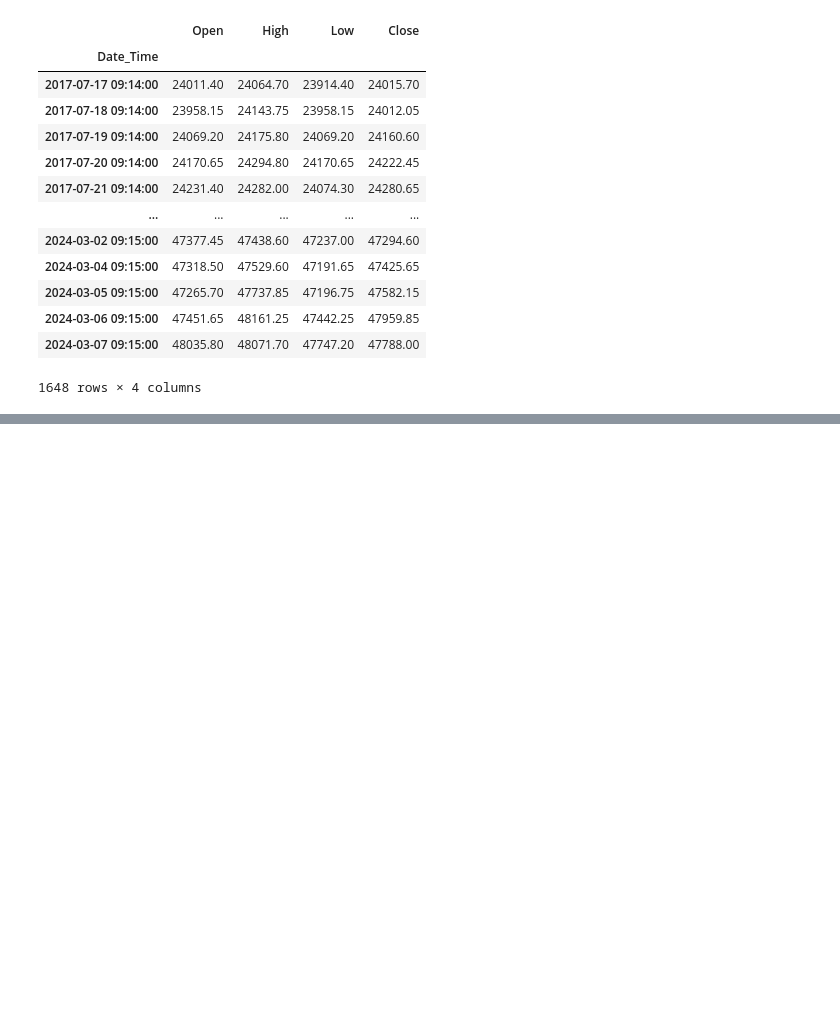
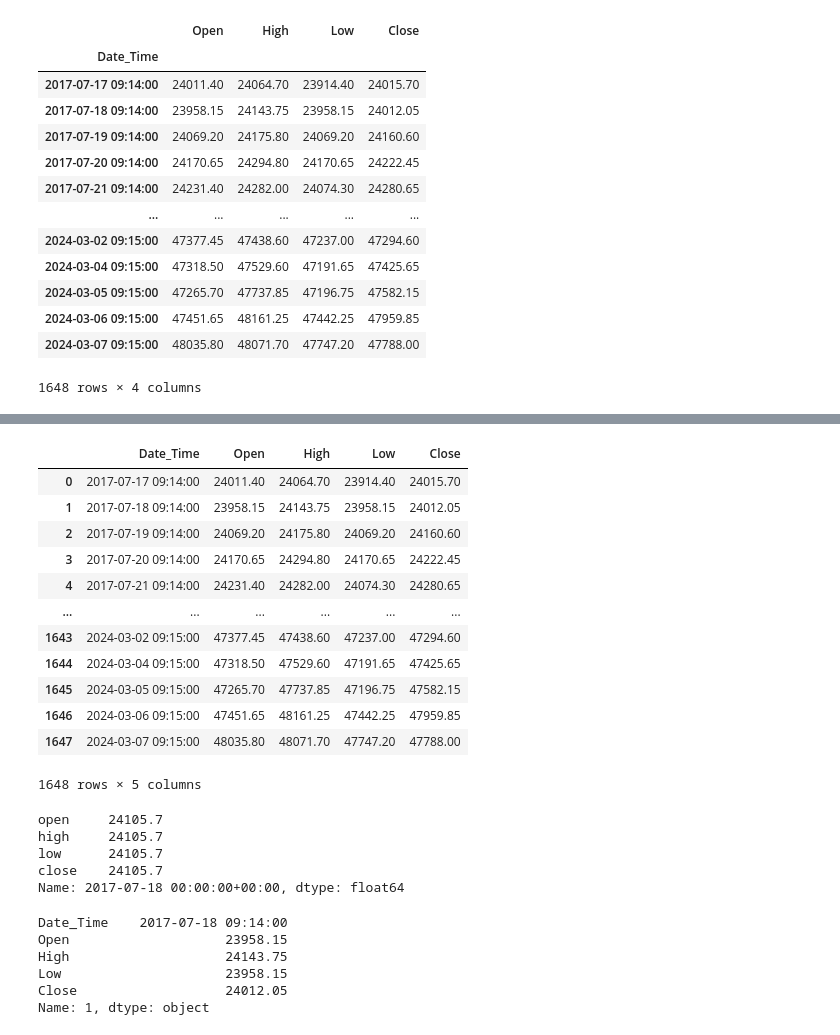
Before and after one commit to baobach/Algo-Trading-Strategies, a Jupyter notebook: research/Convertion_of _data.ipynb, the cells around one changed output, grey strips where cells are left out. Saved outputs shown, nothing was run; the diff lists cells and outputs as text; code cells hidden in the pictures; blank space fills up the shorter version.

```diff
--- a/research/Convertion_of _data.ipynb
+++ b/research/Convertion_of _data.ipynb
@@ -158,0 +180,34 @@ data45.to_csv("../data/raw/5EMA_1WBN.csv")
+# %%
+test_1d = pd.read_csv('../data/raw/5EMA_1DBN.csv')
+test_1d
+# %% [output]
+|  | Date_Time | Open | High | Low | Close |
+| 0 | 2017-07-17 09:14:00 | 24011.40 | 24064.70 | 23914.40 | 24015.70 |
+| 1 | 2017-07-18 09:14:00 | 23958.15 | 24143.75 | 23958.15 | 24012.05 |
+| 2 | 2017-07-19 09:14:00 | 24069.20 | 24175.80 | 24069.20 | 24160.60 |
+| 3 | 2017-07-20 09:14:00 | 24170.65 | 24294.80 | 24170.65 | 24222.45 |
+| 4 | 2017-07-21 09:14:00 | 24231.40 | 24282.00 | 24074.30 | 24280.65 |
+| ... | ... | ... | ... | ... | ... |
+| 1643 | 2024-03-02 09:15:00 | 47377.45 | 47438.60 | 47237.00 | 47294.60 |
+| 1644 | 2024-03-04 09:15:00 | 47318.50 | 47529.60 | 47191.65 | 47425.65 |
+| 1645 | 2024-03-05 09:15:00 | 47265.70 | 47737.85 | 47196.75 | 47582.15 |
+| 1646 | 2024-03-06 09:15:00 | 47451.65 | 48161.25 | 47442.25 | 47959.85 |
+| 1647 | 2024-03-07 09:15:00 | 48035.80 | 48071.70 | 47747.20 | 47788.00 |
+1648 rows × 5 columns
+# %%
+data_1d.iloc[1]
+# %% [output]
+open     24105.7
+high     24105.7
+low      24105.7
+close    24105.7
+Name: 2017-07-18 00:00:00+00:00, dtype: float64
+# %%
+test_1d.iloc[1]
+# %% [output]
+Date_Time    2017-07-18 09:14:00
+Open                    23958.15
+High                    24143.75
+Low                     23958.15
+Close                   24012.05
+Name: 1, dtype: object
```
Also changed, not shown: parts of 9 cells of this notebook, 6 other files.
